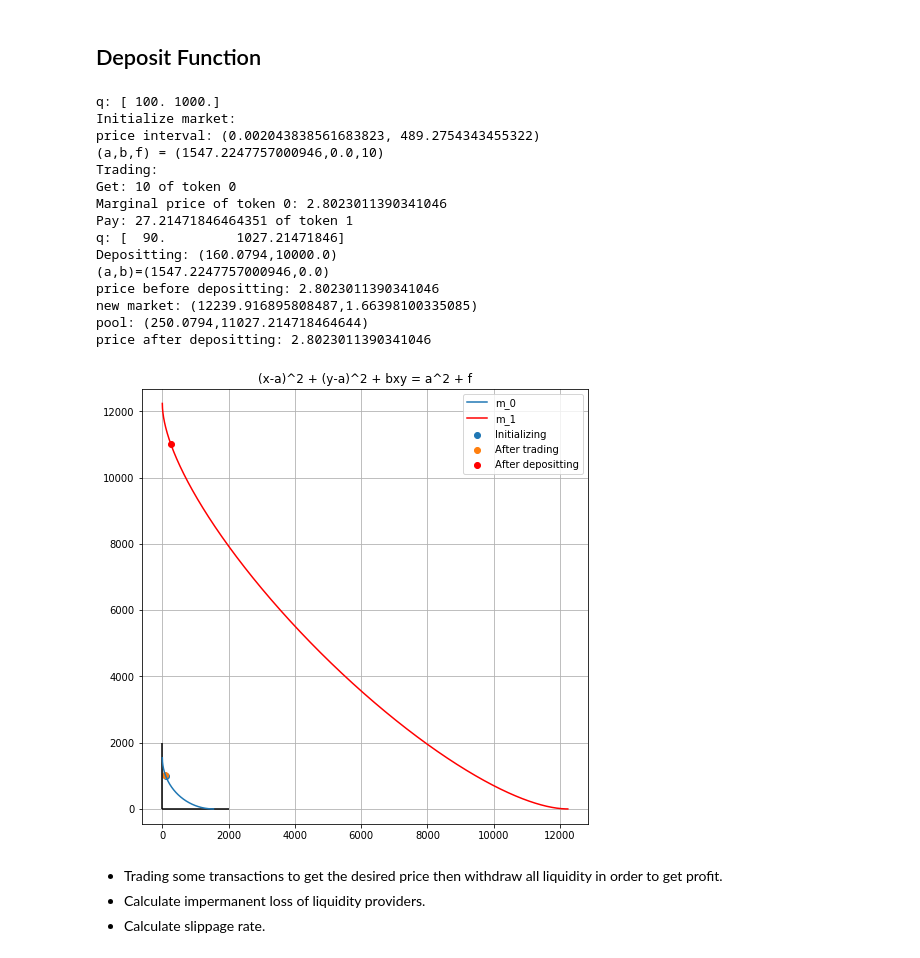
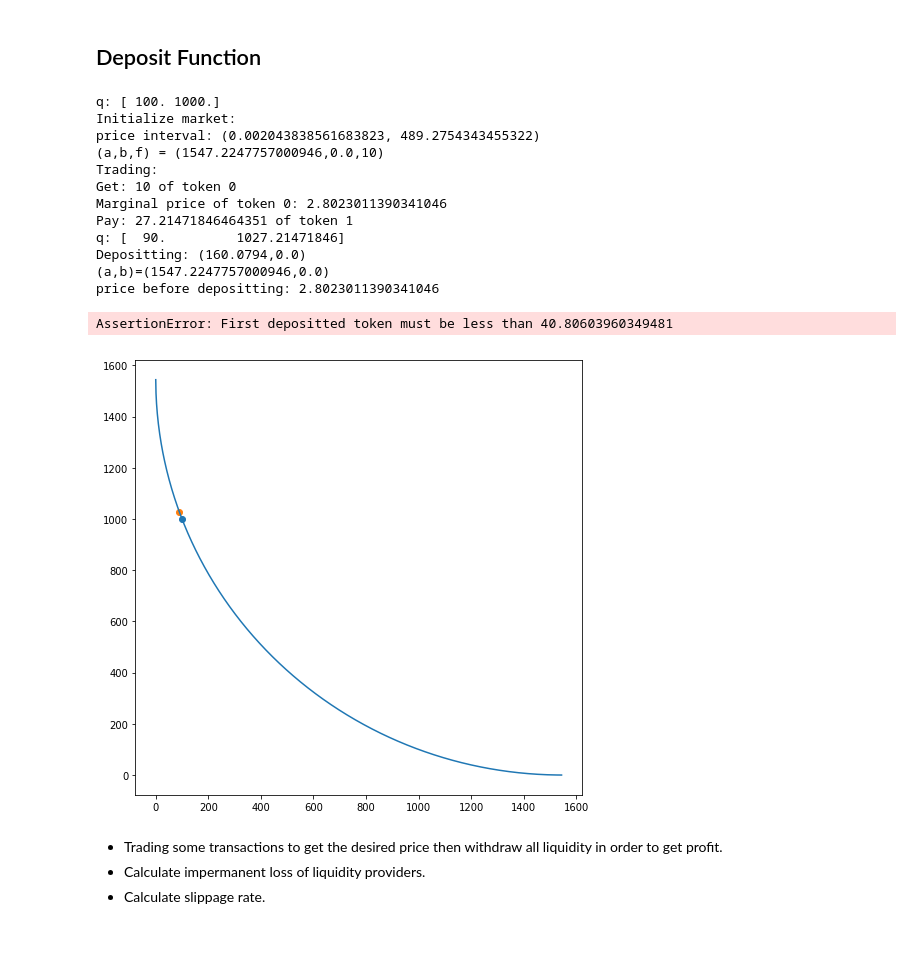
Before and after one commit to DescartesNetwork/dyliswap-paper, a Jupyter notebook: senswap.ipynb, the cells around one changed output. Drawn from its saved outputs; the diff is of its cells as text; code cells hidden in the pictures.

```diff
--- a/senswap.ipynb
+++ b/senswap.ipynb
@@ -264,43 +264,41 @@ print("q:",q)
 plt.scatter(q[0],q[1],label="After trading")
 
 # Depositing
-dq = np.array([160.0794,10000.])
+dq = np.array([160.0794,0.])
 print(f'Depositting: ({dq[0]},{dq[1]})')
 print(f'(a,b)=({a},{b})')
 print(f'price before depositting: {price(q,a,b)}')
 new_a, new_b = deposit_func3(q,a,b,dq,f)
 print(f'new market: ({new_a},{new_b})')
 print(f'pool: ({q[0]},{q[1]})')
 print(f'price after depositting: {price(q,new_a,new_b)}')
 new_k = cost(q,new_a,new_b)
 e_1 = create_market(new_a,new_b,new_k,step=1)
 plt.plot(e_1[0], e_1[1], label="m_1", color='red')
 plt.scatter(q[0],q[1], label="After depositting", color='red')
 
 plt.hlines(y=0, xmin=-10, xmax=2000)
 plt.vlines(x=0, ymin=-10, ymax=2000)
 plt.axis('equal')
 plt.grid(True)
 plt.title("(x-a)^2 + (y-a)^2 + bxy = a^2 + f")
 plt.legend()
 plt.show()
 # %% [output]
 q: [ 100. 1000.]
 Initialize market:
 price interval: (0.002043838561683823, 489.2754343455322)
 (a,b,f) = (1547.2247757000946,0.0,10)
 Trading:
 Get: 10 of token 0
 Marginal price of token 0: 2.8023011390341046
 Pay: 27.21471846464351 of token 1
 q: [  90.         1027.21471846]
-Depositting: (160.0794,10000.0)
+Depositting: (160.0794,0.0)
 (a,b)=(1547.2247757000946,0.0)
 price before depositting: 2.8023011390341046
-new market: (12239.916895808487,1.66398100335085)
-pool: (250.0794,11027.214718464644)
-price after depositting: 2.8023011390341046
+AssertionError: First depositted token must be less than 40.80603960349481
-[figure, old version]
+[figure, new version]
 # %% [markdown]
 - Trading some transactions to get the desired price then withdraw all liquidity in order to get profit.
 - Calculate impermanent loss of liquidity providers.
```
Also changed, not shown: 1 other file.
